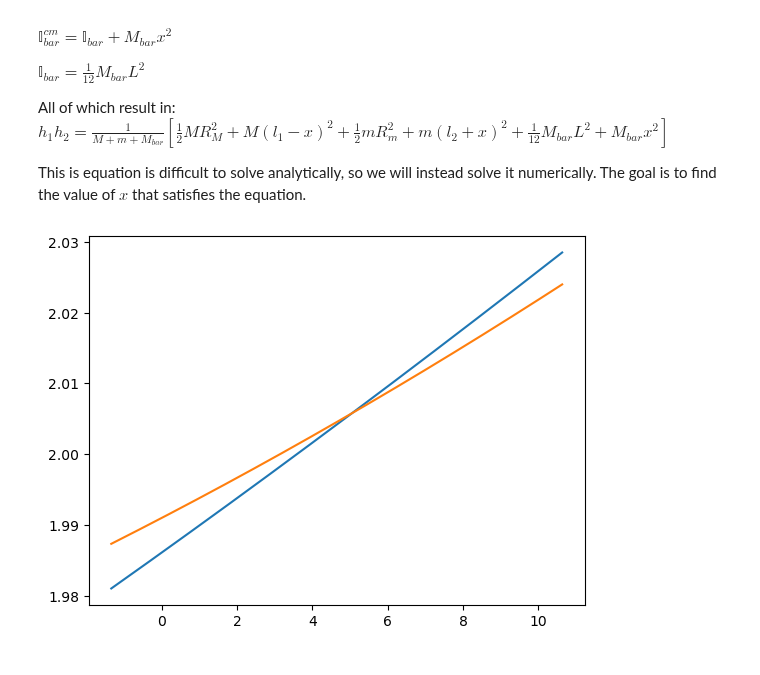
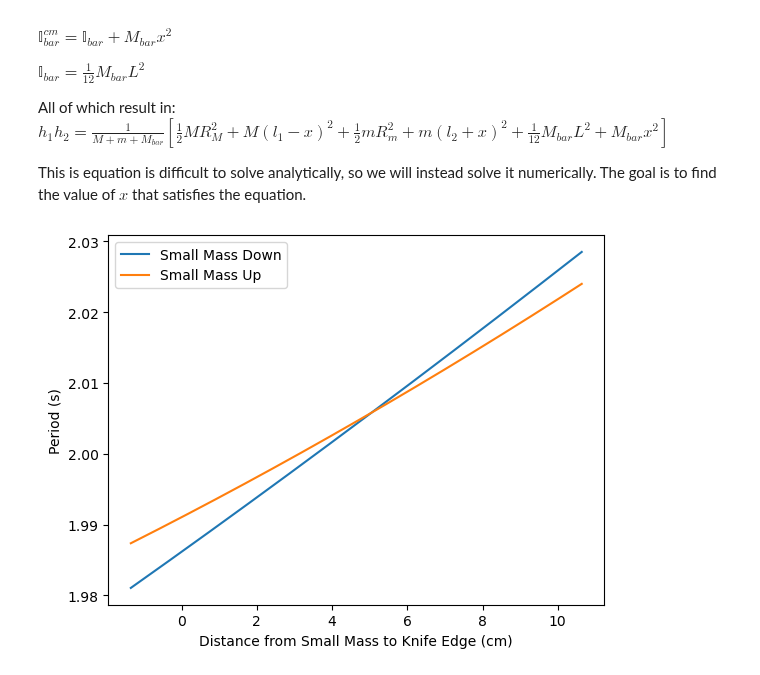
Before and after one commit to brash99/phys421, a Jupyter notebook: JupyterNotebooks/KaterPendulum/KaterPendulumDesign.ipynb, the cells around one changed output. Drawn from its saved outputs; the diff is of its cells as text; code cells hidden in the pictures.

```diff
--- a/JupyterNotebooks/KaterPendulum/KaterPendulumDesign.ipynb
+++ b/JupyterNotebooks/KaterPendulum/KaterPendulumDesign.ipynb
@@ -109,31 +109,34 @@ l1=D/2.0+RM+offset
 
 diff = 1.0E+99
 olddiff = 1.0E+99
 l2 = []
 xpos = []
 t1 = []
 t2 = []
 for i in range(1000):
     l2.append(D/2.0+Rm+(i/1000.0)*.12)
     xpos.append((l2[i]-offset-D/2-Rm)*100) # distance from the small mass to the knife-edge, in cm.
     x=(M*l1-m*l2[i])/(M+m+Mbar)
     h2=D/2.0+x
     h1=D/2.0-x
     lhs=h1*h2;
     Icm=1.0/12.0*Mbar*L*L+Mbar*x*x+M*(l1-x)*(l1-x)+m*(l2[i]+x)*(l2[i]+x)+1/2.0*m*Rm**2 + 1.0/2*M*RM**2
     rhs=Icm/(M+m+Mbar)
     diff = lhs-rhs
     if (np.abs(diff)<olddiff):
         olddiff=diff
         index=i
     t1.append(2*np.pi*np.sqrt((h1*h1+rhs)/(g*h1)))
     t2.append(2*np.pi*np.sqrt((h2*h2+rhs)/(g*h2)))
 
 #print (l2,t1,t2)
 
 plt.plot(xpos,t1,label='Small Mass Down')
 plt.plot(xpos,t2,label='Small Mass Up')
 #plt.yscale("log")
+plt.legend()
+plt.xlabel('Distance from Small Mass to Knife Edge (cm)')
+plt.ylabel('Period (s)')
 plt.show()
 # %% [output]
-[figure, old version]
+[figure, new version]
```
Also changed, not shown: 1 other file.
